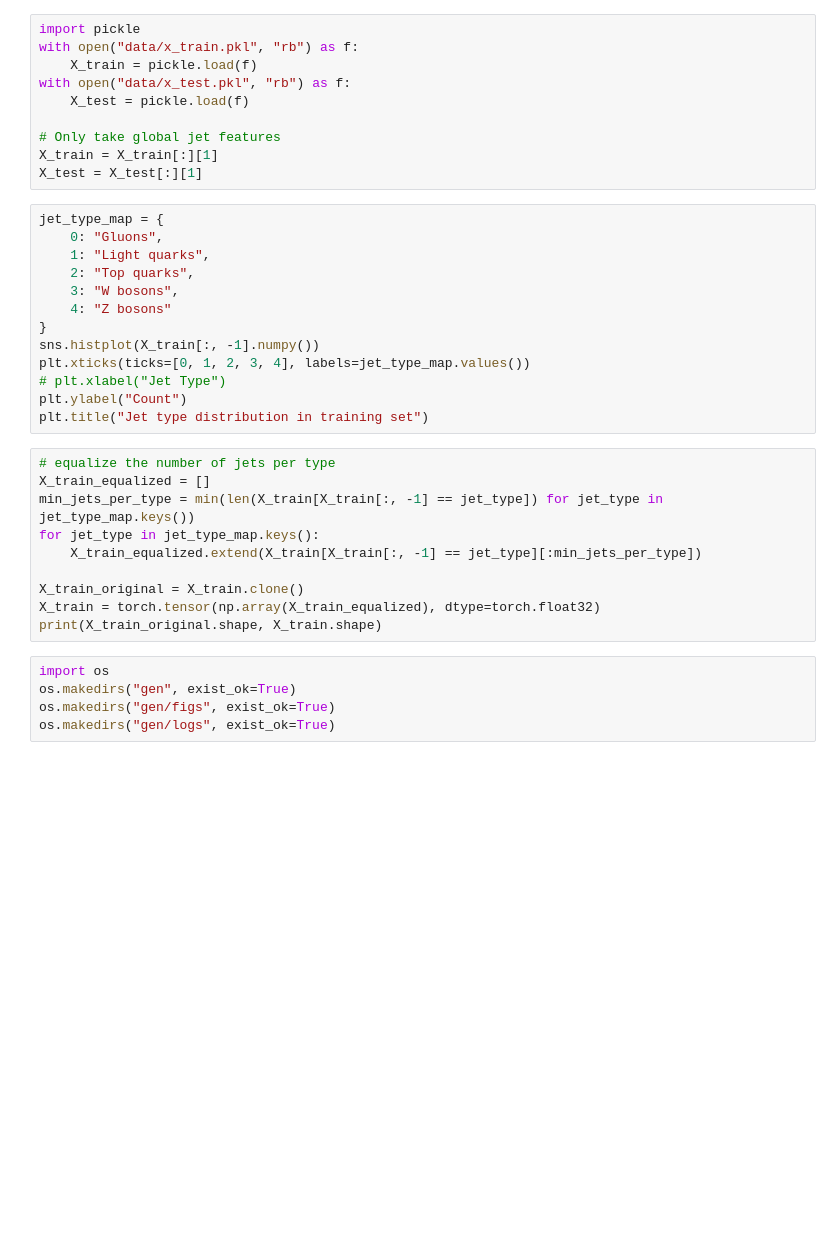
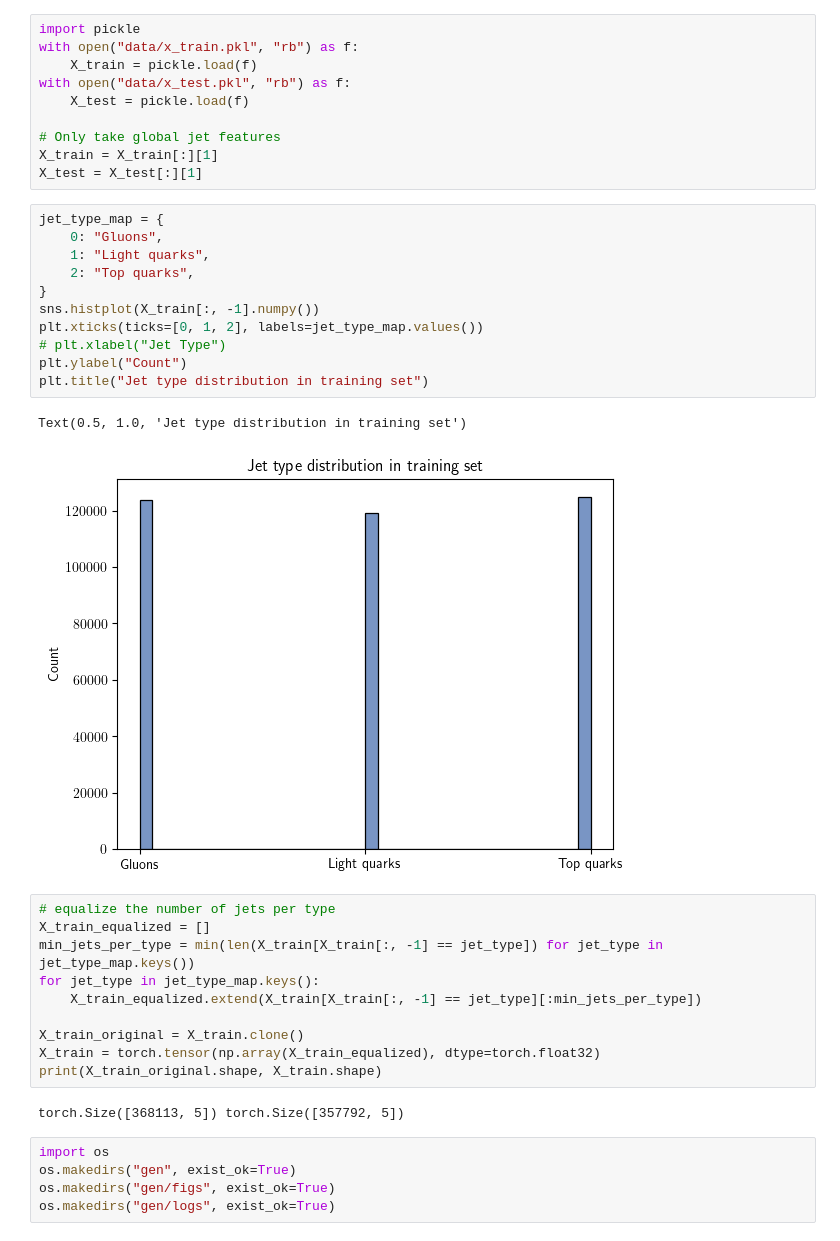
Before and after one commit to ArjunS07/s25-fermilab-research, a Jupyter notebook: src/jet_attributes.ipynb, the cells around one changed output. Saved outputs shown, nothing was run; the diff lists cells and outputs as text; blank space fills up the shorter version.

```diff
--- a/src/jet_attributes.ipynb
+++ b/src/jet_attributes.ipynb
@@ -24,16 +24,17 @@ X_test = X_test[:][1]
 # %%
 jet_type_map = {
     0: "Gluons",
     1: "Light quarks",
     2: "Top quarks",
-    3: "W bosons",
-    4: "Z bosons"
 }
 sns.histplot(X_train[:, -1].numpy())
-plt.xticks(ticks=[0, 1, 2, 3, 4], labels=jet_type_map.values())
+plt.xticks(ticks=[0, 1, 2], labels=jet_type_map.values())
 # plt.xlabel("Jet Type")
 plt.ylabel("Count")
 plt.title("Jet type distribution in training set")
+# %% [output]
+Text(0.5, 1.0, 'Jet type distribution in training set')
+[figure, added]
 # %%
 # equalize the number of jets per type
 X_train_equalized = []
@@ -44,6 +45,8 @@ for jet_type in jet_type_map.keys():
 X_train_original = X_train.clone()
 X_train = torch.tensor(np.array(X_train_equalized), dtype=torch.float32)
 print(X_train_original.shape, X_train.shape)
+# %% [output]
+torch.Size([368113, 5]) torch.Size([357792, 5])
 # %%
 import os
 os.makedirs("gen", exist_ok=True)
```
Also changed, not shown: parts of 22 cells of this notebook, 3 other files.
